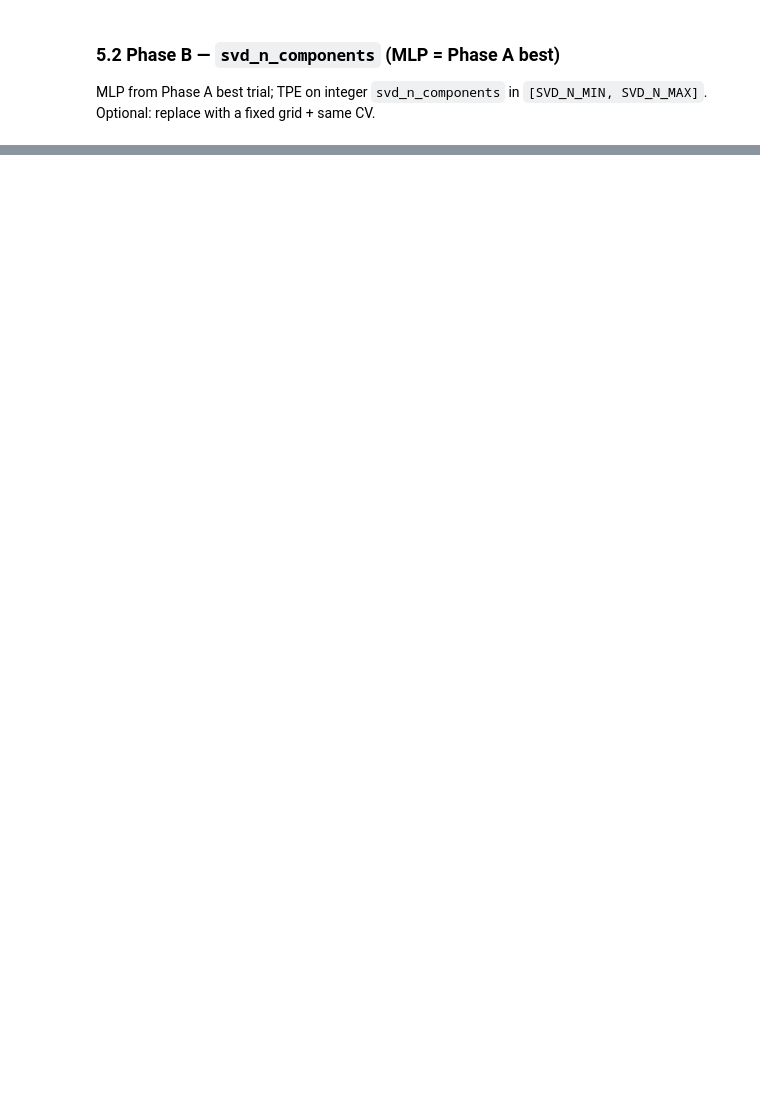
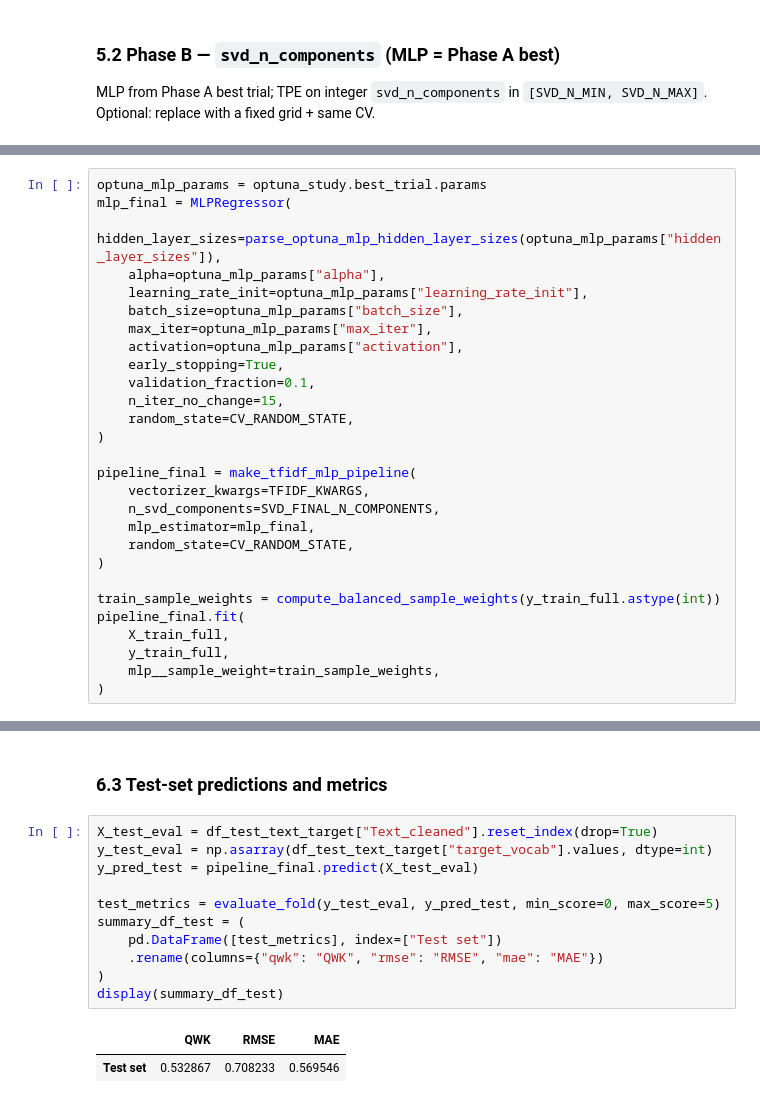
Before and after one commit to Noa-Gilad/Vocabulary-Level-Prediction, a Jupyter notebook: Model_selection.ipynb, the cells around one changed output, grey strips where cells are left out. Drawn from its saved outputs; the diff is of its cells as text; blank space fills up the shorter version.

```diff
--- a/Model_selection.ipynb
+++ b/Model_selection.ipynb
@@ -732,0 +619,28 @@ Optuna trial 9/15: 5-fold CV (mean QWK objective)...
+# %%
+optuna_mlp_params = optuna_study.best_trial.params
+mlp_final = MLPRegressor(
+    hidden_layer_sizes=parse_optuna_mlp_hidden_layer_sizes(optuna_mlp_params["hidden_layer_sizes"]),
+    alpha=optuna_mlp_params["alpha"],
+    learning_rate_init=optuna_mlp_params["learning_rate_init"],
+    batch_size=optuna_mlp_params["batch_size"],
+    max_iter=optuna_mlp_params["max_iter"],
+    activation=optuna_mlp_params["activation"],
+    early_stopping=True,
+    validation_fraction=0.1,
+    n_iter_no_change=15,
+    random_state=CV_RANDOM_STATE,
+)
+
+pipeline_final = make_tfidf_mlp_pipeline(
+    vectorizer_kwargs=TFIDF_KWARGS,
+    n_svd_components=SVD_FINAL_N_COMPONENTS,
+    mlp_estimator=mlp_final,
+    random_state=CV_RANDOM_STATE,
+)
+
+train_sample_weights = compute_balanced_sample_weights(y_train_full.astype(int))
+pipeline_final.fit(
+    X_train_full,
+    y_train_full,
+    mlp__sample_weight=train_sample_weights,
+)
@@ -732,0 +659,16 @@ Optuna trial 9/15: 5-fold CV (mean QWK objective)...
+# %% [markdown]
+### 6.3 Test-set predictions and metrics
+# %%
+X_test_eval = df_test_text_target["Text_cleaned"].reset_index(drop=True)
+y_test_eval = np.asarray(df_test_text_target["target_vocab"].values, dtype=int)
+y_pred_test = pipeline_final.predict(X_test_eval)
+
+test_metrics = evaluate_fold(y_test_eval, y_pred_test, min_score=0, max_score=5)
+summary_df_test = (
+    pd.DataFrame([test_metrics], index=["Test set"])
+    .rename(columns={"qwk": "QWK", "rmse": "RMSE", "mae": "MAE"})
+)
+display(summary_df_test)
+# %% [output]
+|  | QWK | RMSE | MAE |
+| Test set | 0.532867 | 0.708233 | 0.569546 |
```
Also changed, not shown: parts of 12 cells of this notebook, 1 other file.
